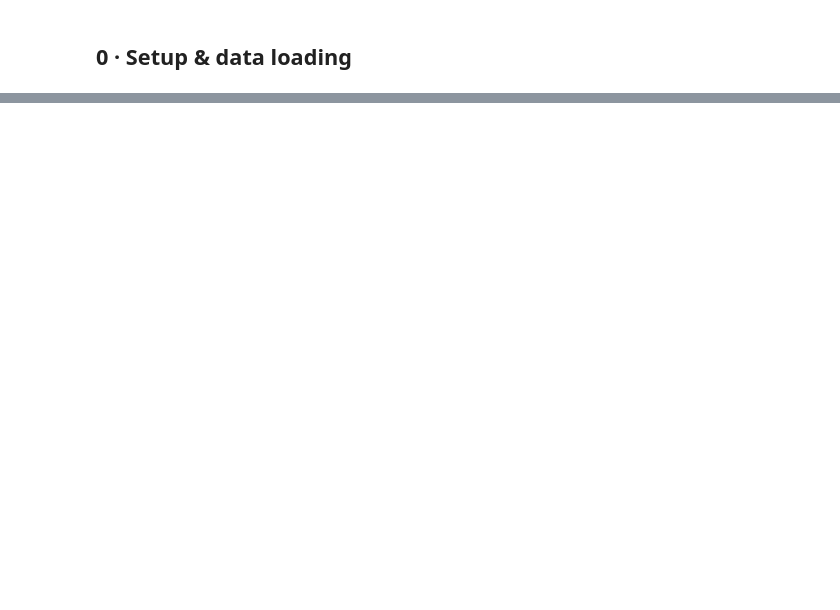
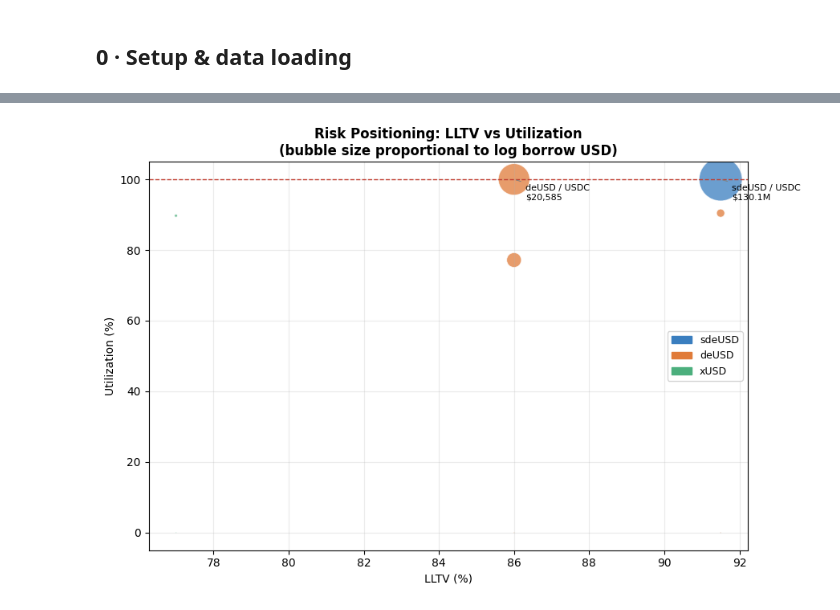
Before and after one commit to GabePZ/MorphoxUSDDepegDashboard, a Jupyter notebook: analysis.ipynb, the cells around one changed output, grey strips where cells are left out. Drawn from its saved outputs; the diff is of its cells as text; code cells hidden in the pictures; blank space fills up the shorter version.

```diff
--- a/analysis.ipynb
+++ b/analysis.ipynb
@@ -848,0 +268,30 @@ but systemic reputational risk remained.
+# %%
+# LLTV vs Utilization scatter
+cmap2 = {'sdeUSD': C_BLUE, 'deUSD': C_ORANGE, 'xUSD': C_GREEN}
+pt_cols = [cmap2.get(r, C_GREY) for r in df_mkts['collateral']]
+sizes   = (df_mkts['borrow_usd'].clip(lower=0.01)+1).apply(math.log) * 80
+
+fig, ax = plt.subplots(figsize=(9, 6))
+ax.scatter(df_mkts['lltv_pct'], df_mkts['utilization']*100,
+           s=sizes, c=pt_cols, alpha=0.75, edgecolors='white', linewidths=0.7)
+for _, row in df_mkts[df_mkts.borrow_usd > 100].iterrows():
+    ax.annotate(f"{row['label']}\n{fmt_m(row['borrow_usd'])}",
+                (row['lltv_pct'], row['utilization']*100),
+                xytext=(10, -18), textcoords='offset points', fontsize=8,
+                arrowprops=dict(arrowstyle='-', color='gray', lw=0.7))
+ax.axhline(100, color=C_RED, linestyle='--', linewidth=1, label='100% utilization')
+ax.set_xlabel('LLTV (%)')
+ax.set_ylabel('Utilization (%)')
+ax.set_title('Risk Positioning: LLTV vs Utilization\n(bubble size proportional to log borrow USD)',
+             fontweight='bold')
+patches = [
+    mpatches.Patch(color=C_BLUE,   label='sdeUSD'),
+    mpatches.Patch(color=C_ORANGE, label='deUSD'),
+    mpatches.Patch(color=C_GREEN,  label='xUSD'),
+]
+ax.legend(handles=patches, fontsize=9)
+ax.grid(alpha=0.25)
+plt.tight_layout()
+plt.show()
+# %% [output]
+[figure, added]
```
Also changed, not shown: parts of 68 cells of this notebook, 20 other files.
